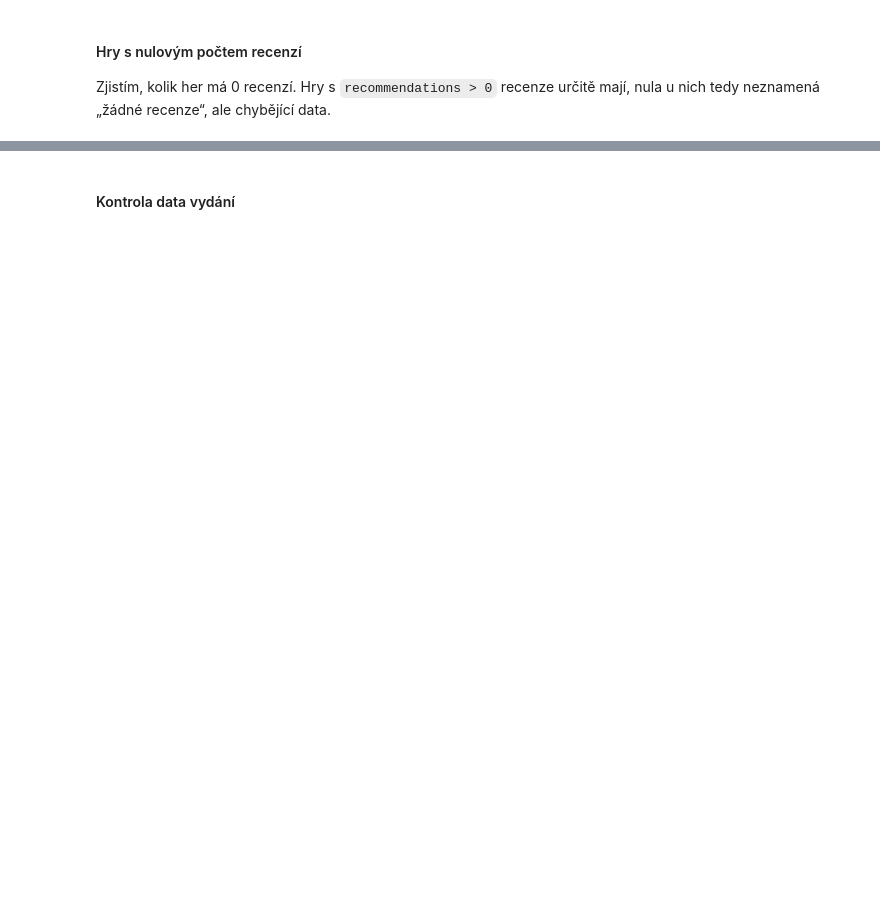
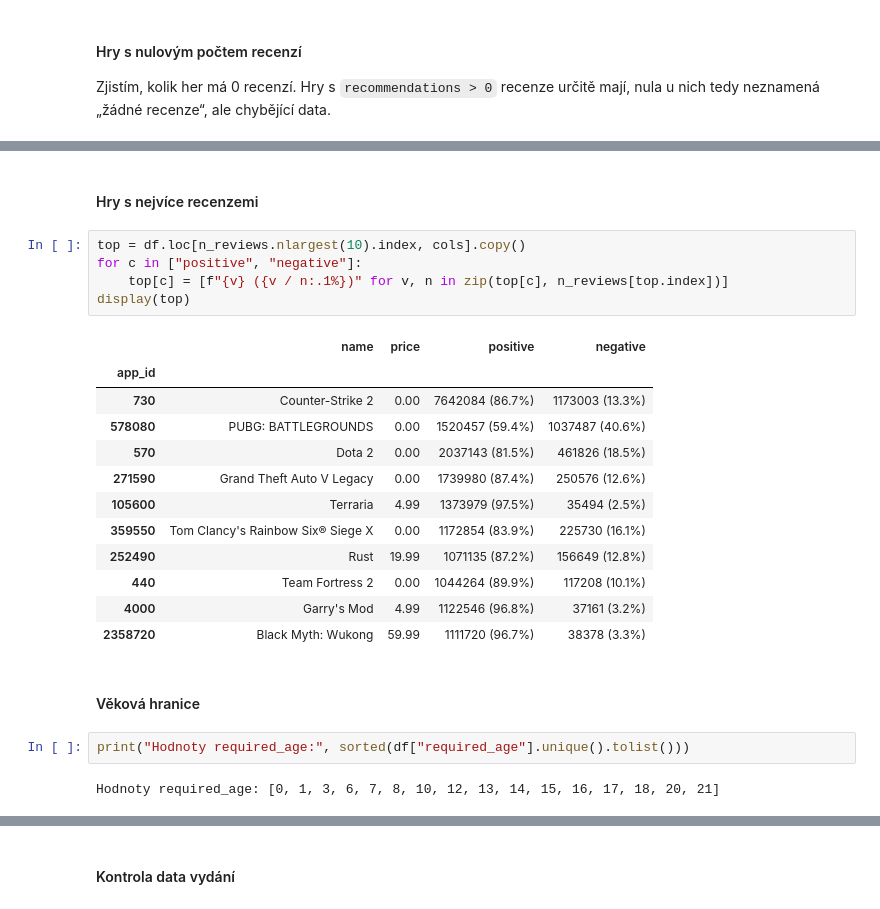
Before and after one commit to Marek-Szczepanik/steam-success-prediction, a Jupyter notebook: eda.ipynb, the cells around one changed output, grey strips where cells are left out. Cells and saved outputs as stored; diff of their text form; blank space fills up the shorter version.

```diff
--- a/eda.ipynb
+++ b/eda.ipynb
@@ -75,0 +143,26 @@ print("Maximální dlc_count:", df["dlc_count"].max())
+# %% [markdown]
+#### Hry s nejvíce recenzemi
+# %%
+top = df.loc[n_reviews.nlargest(10).index, cols].copy()
+for c in ["positive", "negative"]:
+    top[c] = [f"{v} ({v / n:.1%})" for v, n in zip(top[c], n_reviews[top.index])]
+display(top)
+# %% [output]
+|  | name | price | positive | negative |
+| app_id |  |  |  |  |
+| 730 | Counter-Strike 2 | 0.00 | 7642084 (86.7%) | 1173003 (13.3%) |
+| 578080 | PUBG: BATTLEGROUNDS | 0.00 | 1520457 (59.4%) | 1037487 (40.6%) |
+| 570 | Dota 2 | 0.00 | 2037143 (81.5%) | 461826 (18.5%) |
+| 271590 | Grand Theft Auto V Legacy | 0.00 | 1739980 (87.4%) | 250576 (12.6%) |
+| 105600 | Terraria | 4.99 | 1373979 (97.5%) | 35494 (2.5%) |
+| 359550 | Tom Clancy's Rainbow Six® Siege X | 0.00 | 1172854 (83.9%) | 225730 (16.1%) |
+| 252490 | Rust | 19.99 | 1071135 (87.2%) | 156649 (12.8%) |
+| 440 | Team Fortress 2 | 0.00 | 1044264 (89.9%) | 117208 (10.1%) |
+| 4000 | Garry's Mod | 4.99 | 1122546 (96.8%) | 37161 (3.2%) |
+| 2358720 | Black Myth: Wukong | 59.99 | 1111720 (96.7%) | 38378 (3.3%) |
+# %% [markdown]
+#### Věková hranice
+# %%
+print("Hodnoty required_age:", sorted(df["required_age"].unique().tolist()))
+# %% [output]
+Hodnoty required_age: [0, 1, 3, 6, 7, 8, 10, 12, 13, 14, 15, 16, 17, 18, 20, 21]
```
Also changed, not shown: parts of 39 cells of this notebook.
